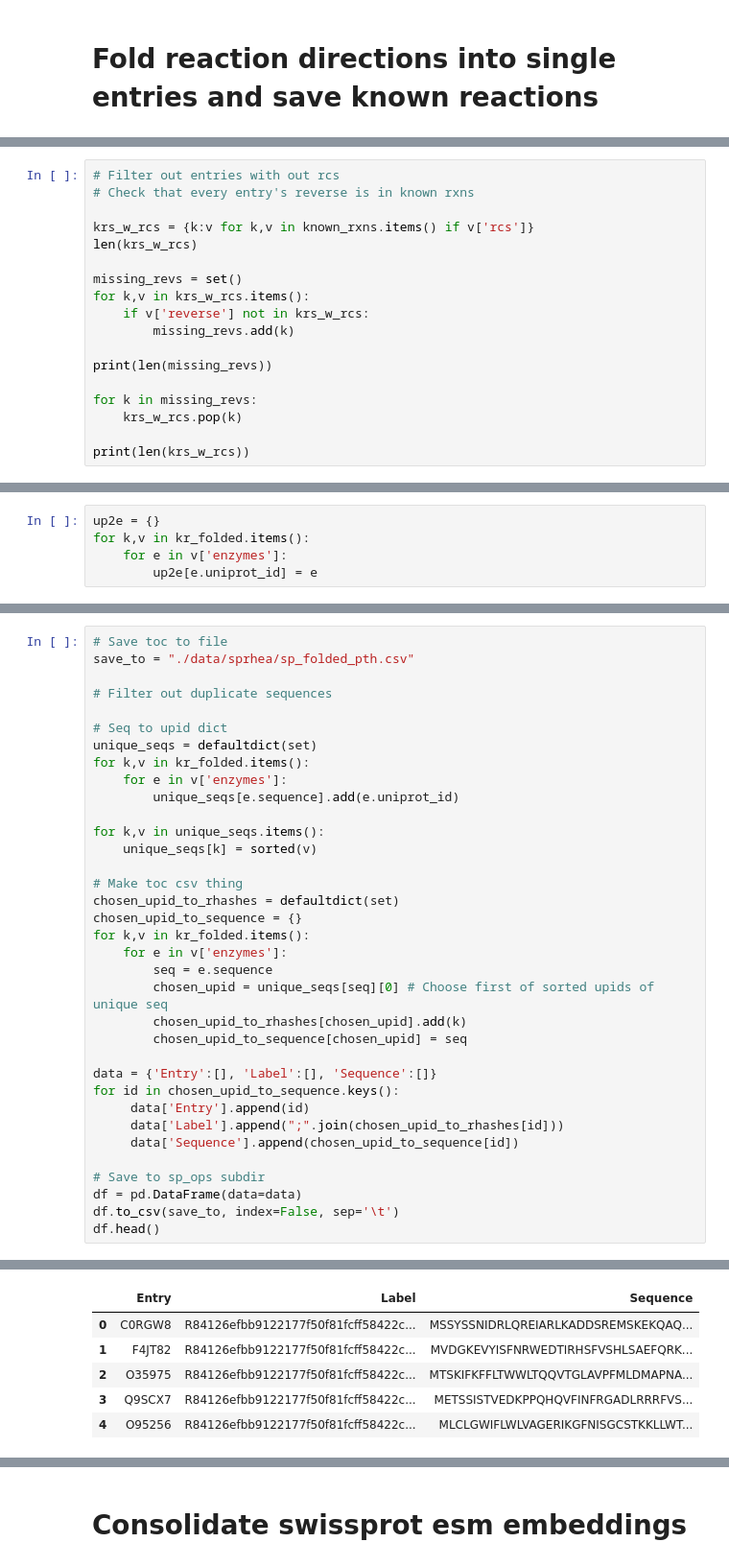
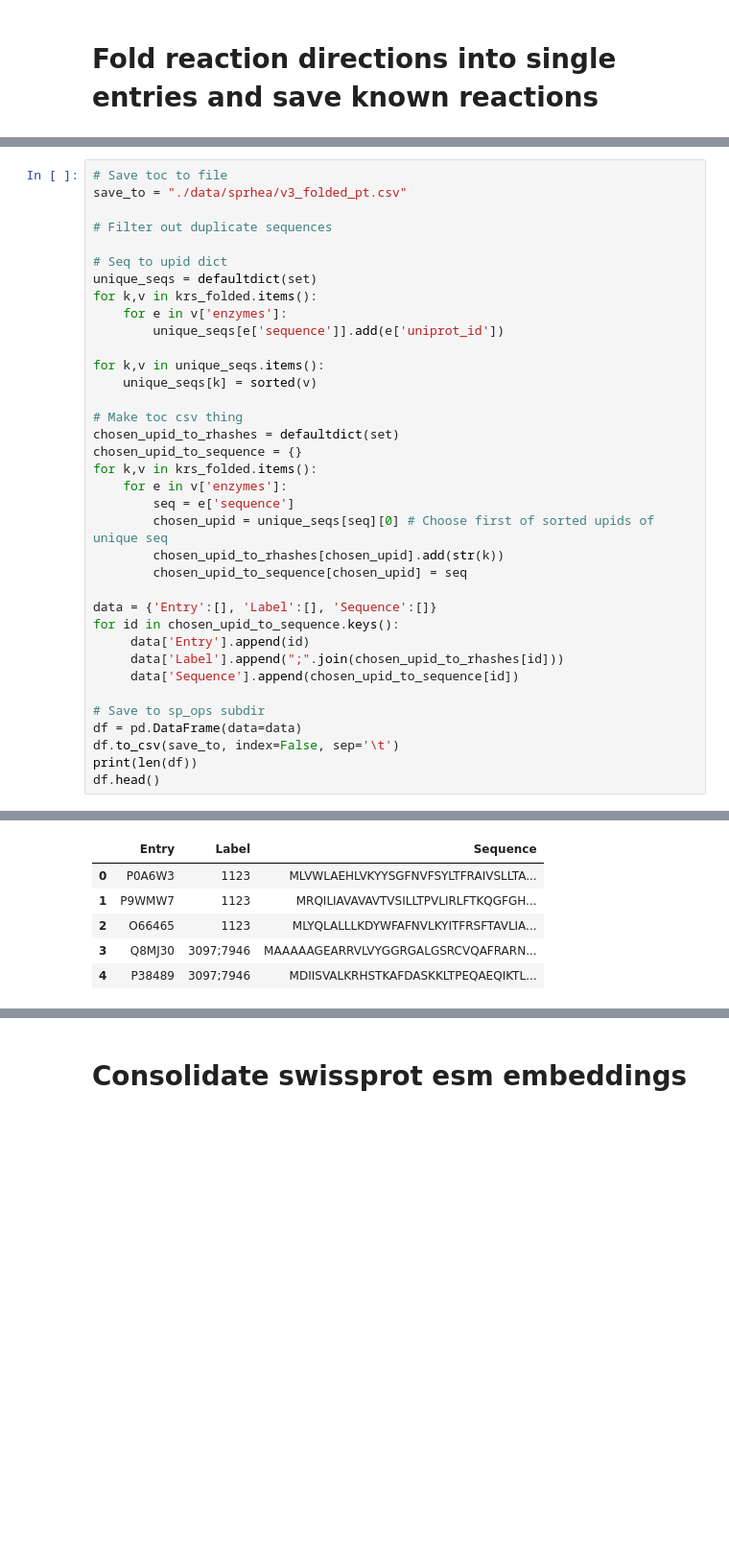
Before and after one commit to stefanpate/rcgnn, a Jupyter notebook: notebooks/organize_sp_ops_data.ipynb, the cells around one changed output, grey strips where cells are left out. Shown at 96% size. Saved outputs shown, nothing was run; the diff lists cells and outputs as text; blank space fills up the shorter version.

Commit message:
Brought in sprhea v3. Simplfied organize sp_ops. Got incremental esm embeddings for v3. Updated environment.yml

```diff
--- a/notebooks/organize_sp_ops_data.ipynb
+++ b/notebooks/organize_sp_ops_data.ipynb
@@ -217,18 +83,0 @@ for k,v in degen.items():
-# %%
-# Filter out entries with out rcs
-# Check that every entry's reverse is in known rxns
-
-krs_w_rcs = {k:v for k,v in known_rxns.items() if v['rcs']}
-len(krs_w_rcs)
-
-missing_revs = set()
-for k,v in krs_w_rcs.items():
-    if v['reverse'] not in krs_w_rcs:
-        missing_revs.add(k)
-
-print(len(missing_revs))
-
-for k in missing_revs:
-    krs_w_rcs.pop(k)
-
-print(len(krs_w_rcs))
@@ -278,5 +83,0 @@ save_json(kr_folded, "./data/sprhea/known_rxns_240310_v2_folded_protein_transcri
-# %%
-up2e = {}
-for k,v in kr_folded.items():
-    for e in v['enzymes']:
-        up2e[e.uniprot_id] = e
@@ -283,14 +152,14 @@ for k,v in kr_folded.items():
 # %%
 # Save toc to file
-save_to = "./data/sprhea/sp_folded_pth.csv"
+save_to = "./data/sprhea/v3_folded_pt.csv"
 
 # Filter out duplicate sequences
 
 # Seq to upid dict
 unique_seqs = defaultdict(set)
-for k,v in kr_folded.items():
+for k,v in krs_folded.items():
     for e in v['enzymes']:
-        unique_seqs[e.sequence].add(e.uniprot_id)
+        unique_seqs[e['sequence']].add(e['uniprot_id'])
 
 for k,v in unique_seqs.items():
     unique_seqs[k] = sorted(v)
@@ -298,11 +167,11 @@ for k,v in unique_seqs.items():
 # Make toc csv thing
 chosen_upid_to_rhashes = defaultdict(set)
 chosen_upid_to_sequence = {}
-for k,v in kr_folded.items():
+for k,v in krs_folded.items():
     for e in v['enzymes']:
-        seq = e.sequence
+        seq = e['sequence']
         chosen_upid = unique_seqs[seq][0] # Choose first of sorted upids of unique seq
-        chosen_upid_to_rhashes[chosen_upid].add(k)
+        chosen_upid_to_rhashes[chosen_upid].add(str(k))
         chosen_upid_to_sequence[chosen_upid] = seq
 
 data = {'Entry':[], 'Label':[], 'Sequence':[]}
@@ -314,5 +183,6 @@ for id in chosen_upid_to_sequence.keys():
 # Save to sp_ops subdir
 df = pd.DataFrame(data=data)
 df.to_csv(save_to, index=False, sep='\t')
+print(len(df))
 df.head()
 # %% [output]
@@ -319,6 +190,6 @@ df.head()
 |  | Entry | Label | Sequence |
-| 0 | C0RGW8 | R84126efbb9122177f50f81fcff58422c... | MSSYSSNIDRLQREIARLKADDSREMSKEKQAQ... |
-| 1 | F4JT82 | R84126efbb9122177f50f81fcff58422c... | MVDGKEVYISFNRWEDTIRHSFVSHLSAEFQRK... |
-| 2 | O35975 | R84126efbb9122177f50f81fcff58422c... | MTSKIFKFFLTWWLTQQVTGLAVPFMLDMAPNA... |
-| 3 | Q9SCX7 | R84126efbb9122177f50f81fcff58422c... | METSSISTVEDKPPQHQVFINFRGADLRRRFVS... |
-| 4 | O95256 | R84126efbb9122177f50f81fcff58422c... | MLCLGWIFLWLVAGERIKGFNISGCSTKKLLWT... |
+| 0 | P0A6W3 | 1123 | MLVWLAEHLVKYYSGFNVFSYLTFRAIVSLLTA... |
+| 1 | P9WMW7 | 1123 | MRQILIAVAVAVTVSILLTPVLIRLFTKQGFGH... |
+| 2 | O66465 | 1123 | MLYQLALLLKDYWFAFNVLKYITFRSFTAVLIA... |
+| 3 | Q8MJ30 | 3097;7946 | MAAAAAGEARRVLVYGGRGALGSRCVQAFRARN... |
+| 4 | P38489 | 3097;7946 | MDIISVALKRHSTKAFDASKKLTPEQAEQIKTL... |
```
Also changed, not shown: parts of 19 cells of this notebook, 16 other files.
